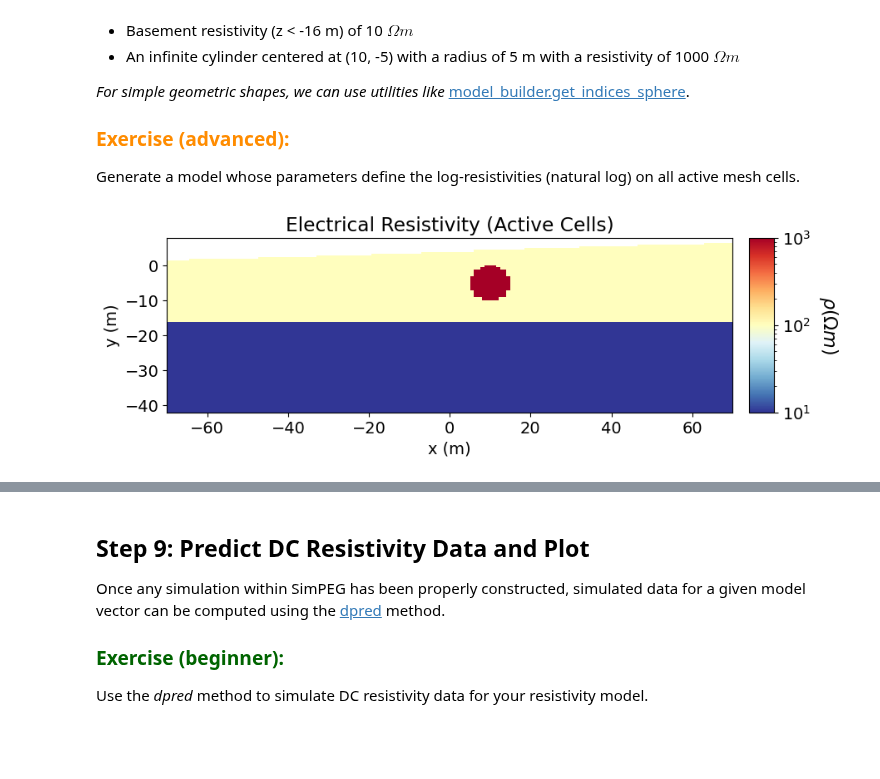
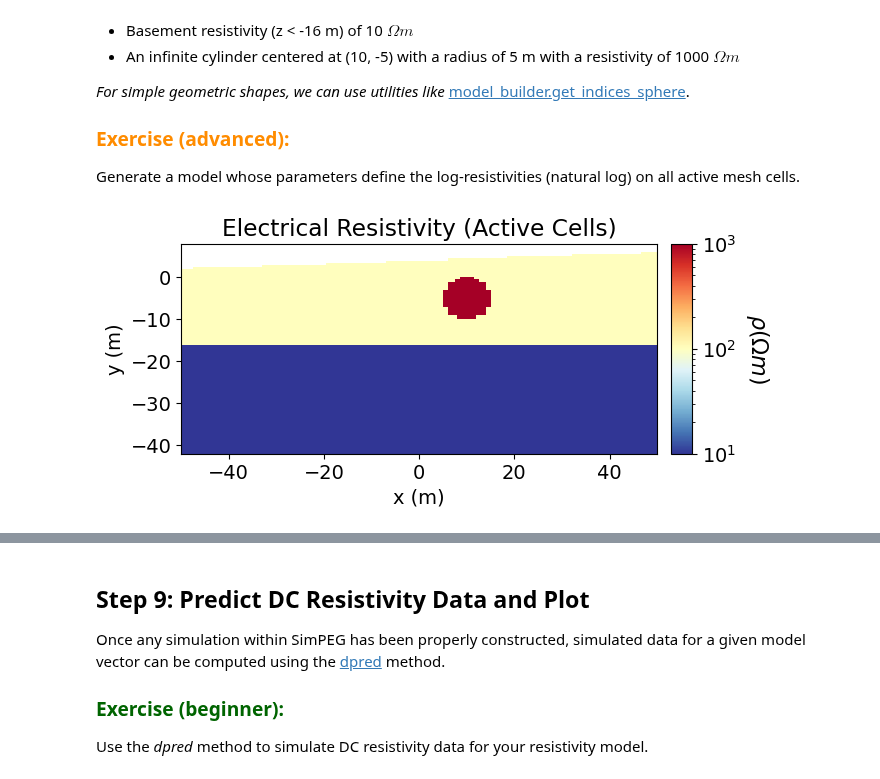
Before and after one commit to simpeg/agrogeo24, a Jupyter notebook: notebooks/01-forward-dc-resisitivity-2d.ipynb, the cells around one changed output, grey strips where cells are left out. Drawn from its saved outputs; the diff is of its cells as text; code cells hidden in the pictures; blank space fills up the shorter version.

Commit message:
update schematic images

```diff
--- a/notebooks/01-forward-dc-resisitivity-2d.ipynb
+++ b/notebooks/01-forward-dc-resisitivity-2d.ipynb
@@ -319,33 +319,33 @@ log_resistivity_model = np.log(resistivity_model)
 # %%
 # Generate a mapping to ignore inactice cells in plot
 plotting_map = maps.InjectActiveCells(mesh, active_cells, np.nan)
 
-fig = plt.figure(figsize=(10, 3))
+fig = plt.figure(figsize=(7, 3))
 
 norm = LogNorm(vmin=1e1, vmax=1e3)
 
 ax1 = fig.add_axes([0.14, 0.17, 0.68, 0.7])
 mesh.plot_image(
     plotting_map * resistivity_model,
     ax=ax1,
     grid=False,
     pcolor_opts={"norm": norm, "cmap": mpl.cm.RdYlBu_r},
 )
-ax1.set_xlim(-70, 70)
+ax1.set_xlim(-50, 50)
 ax1.set_ylim(np.max(topo_2d[:, -1]) - 50, np.max(topo_2d[:, -1]))
 ax1.set_title("Electrical Resistivity (Active Cells)")
 ax1.set_xlabel("x (m)")
 ax1.set_ylabel("y (m)")
 
 ax2 = fig.add_axes([0.84, 0.17, 0.03, 0.7])
 cbar = mpl.colorbar.ColorbarBase(
     ax2, norm=norm, orientation="vertical", cmap=mpl.cm.RdYlBu_r
 )
 cbar.set_label(r"$\rho (\Omega m)$", rotation=270, labelpad=25, size=16)
 
 plt.show()
 # %% [output]
-[figure, old version]
+[figure, new version]
 # %% [markdown]
 ## Step 6: Mapping from the Model to the Mesh
 
```
Also changed, not shown: 4 other files.
